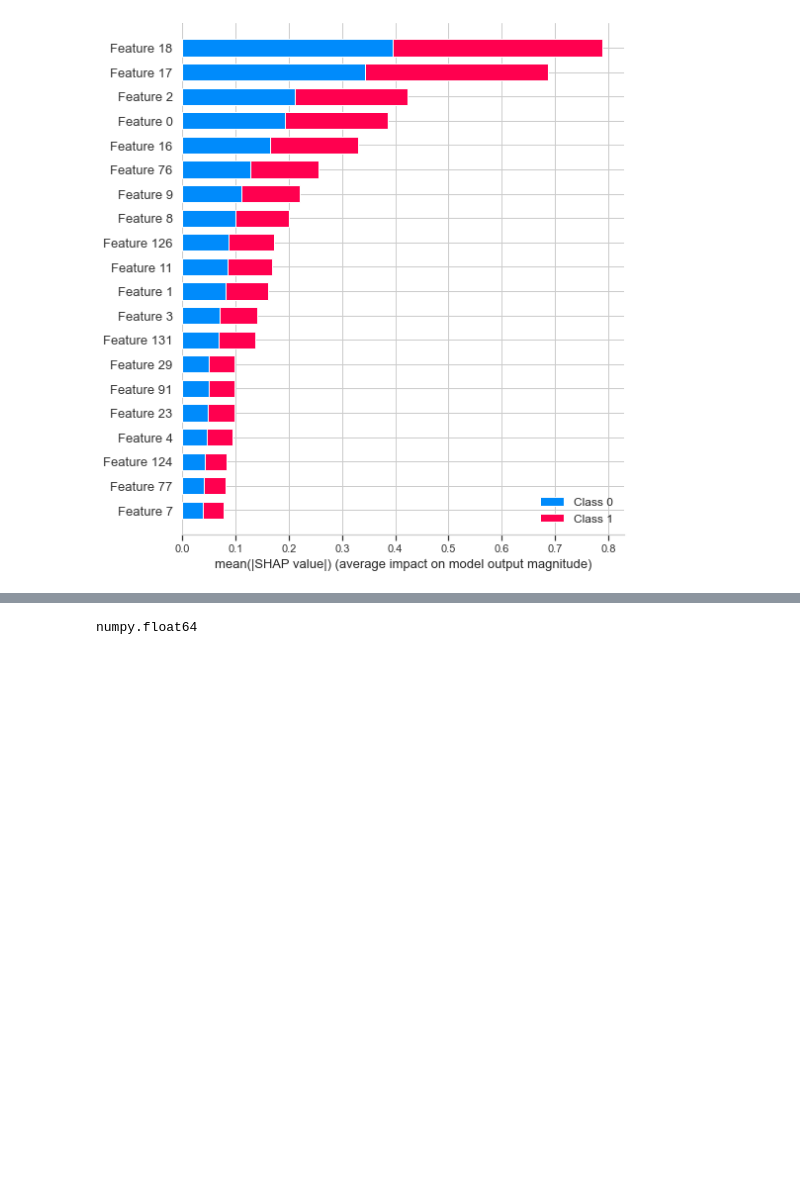
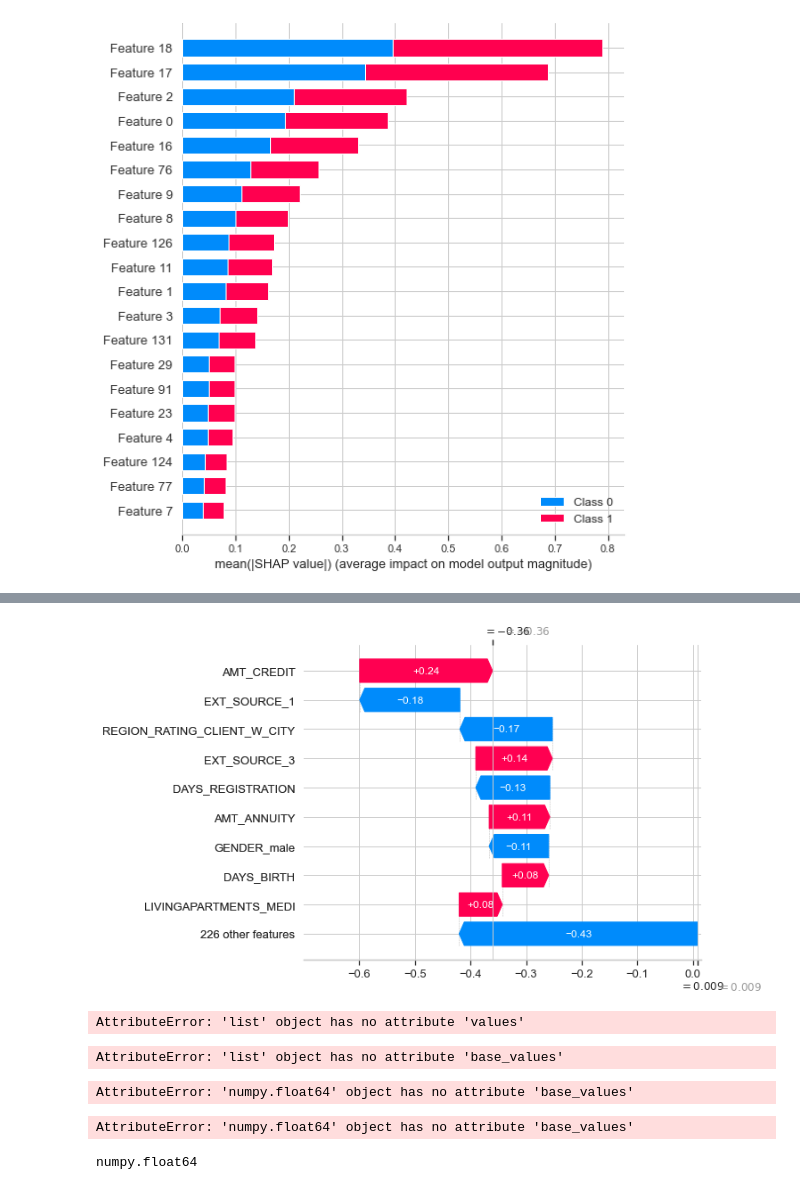
Before and after one commit to gitadum/credit_risk_rating, a Jupyter notebook: 00_notebooks/03_Modelling.ipynb, the cells around one changed output, grey strips where cells are left out. Saved outputs shown, nothing was run; the diff lists cells and outputs as text; code cells hidden in the pictures; blank space fills up the shorter version.

```diff
--- a/00_notebooks/03_Modelling.ipynb
+++ b/00_notebooks/03_Modelling.ipynb
@@ -2257,3 +2282,26 @@ array([[-0.28570183, -0.00281822,  0.19015088, ..., -0.00385244,
+# %%
+shap.plots._waterfall.waterfall_legacy(tree_explainer.expected_value[1], shap_values[1][0,:],feature_names=feature_names)
+# %% [output]
+[figure, added]
+# %%
+tree_explainer.shap_values()
+# %% [output]
+AttributeError: 'list' object has no attribute 'values'
+# %%
+shap.plots.waterfall(shap_values.values)
+# %% [output]
+AttributeError: 'list' object has no attribute 'base_values'
+# %%
+shap.waterfall_plot(tree_explainer.expected_value[1],
+                    shap_values[1],)
+#                    feature_names=feature_names,
+#                    max_display=10)
+# %% [output]
+AttributeError: 'numpy.float64' object has no attribute 'base_values'
+# %%
+shap.waterfall_plot(tree_explainer.expected_value[1], shap_values[1])
+# %% [output]
+AttributeError: 'numpy.float64' object has no attribute 'base_values'
 # %%
 type(tree_explainer.expected_value[1])
 # %% [output]
```
Also changed, not shown: parts of 34 cells of this notebook.
